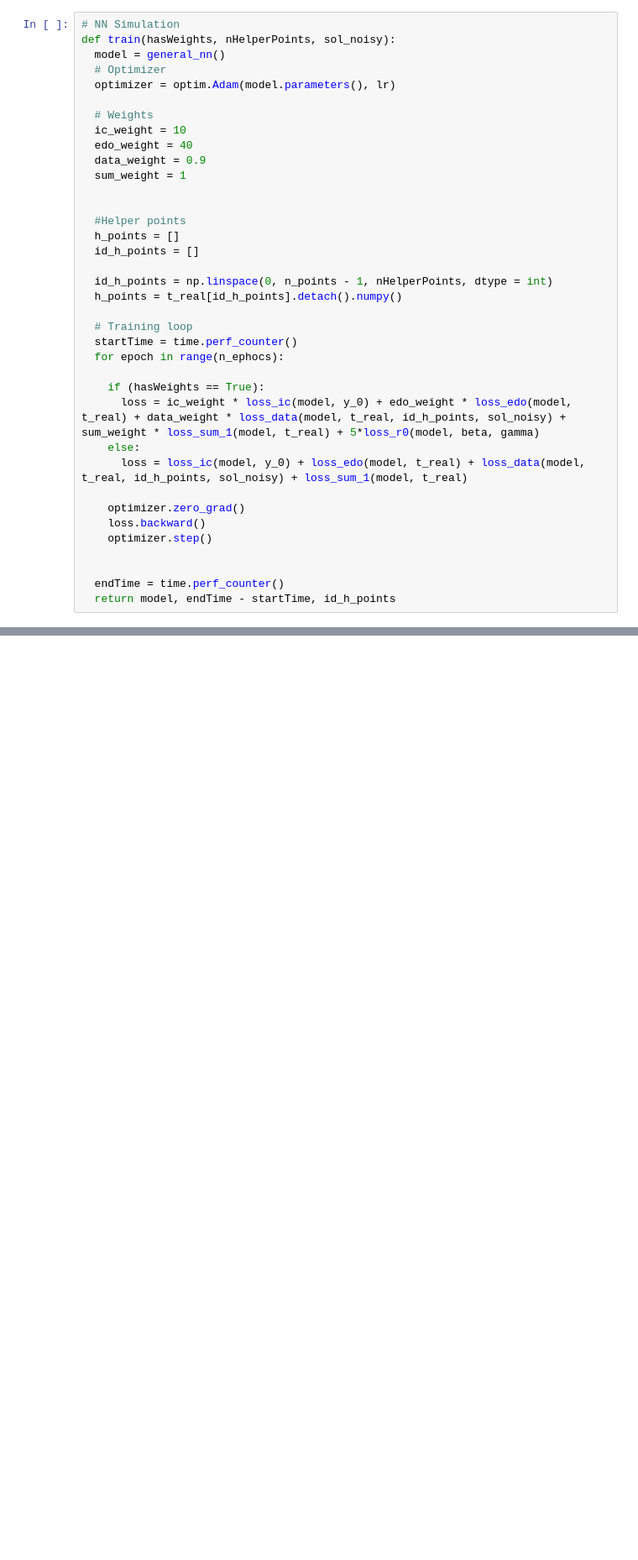
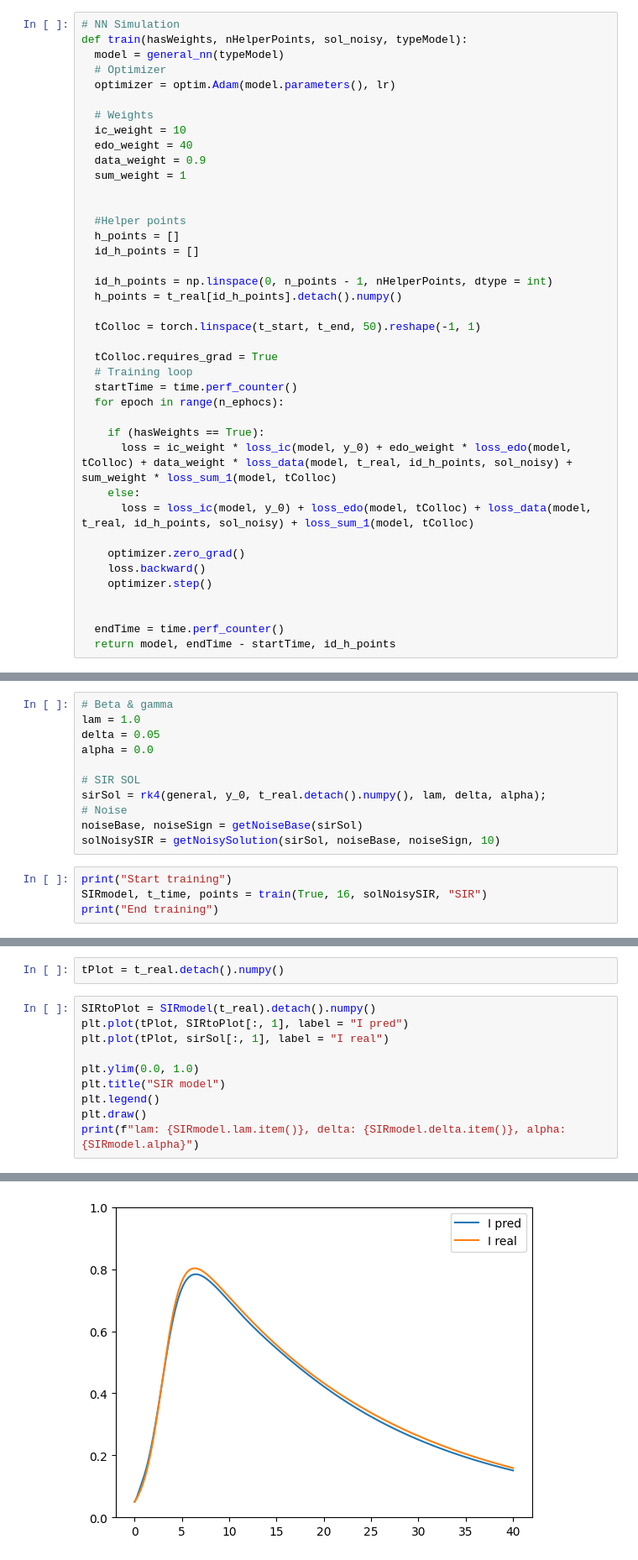
Before and after one commit to DiegoH81/PINNs, a Jupyter notebook: GENERAL.ipynb, the cells around one changed output, grey strips where cells are left out. Shown at 84% size. Cells and saved outputs as stored; diff of their text form; blank space fills up the shorter version.

Commit message:
feat(general): Add general model (SIR/MT)

```diff
--- a/GENERAL.ipynb
+++ b/GENERAL.ipynb
@@ -164,7 +137,7 @@ def get_grad_data(loss, model):
 # %%
 # NN Simulation
-def train(hasWeights, nHelperPoints, sol_noisy):
-  model = general_nn()
+def train(hasWeights, nHelperPoints, sol_noisy, typeModel):
+  model = general_nn(typeModel)
   # Optimizer
   optimizer = optim.Adam(model.parameters(), lr)
 
@@ -182,14 +155,17 @@ def train(hasWeights, nHelperPoints, sol_noisy):
   id_h_points = np.linspace(0, n_points - 1, nHelperPoints, dtype = int)
   h_points = t_real[id_h_points].detach().numpy()
 
+  tColloc = torch.linspace(t_start, t_end, 50).reshape(-1, 1)
+
+  tColloc.requires_grad = True
   # Training loop
   startTime = time.perf_counter()
   for epoch in range(n_ephocs):
 
     if (hasWeights == True):
-      loss = ic_weight * loss_ic(model, y_0) + edo_weight * loss_edo(model, t_real) + data_weight * loss_data(model, t_real, id_h_points, sol_noisy) + sum_weight * loss_sum_1(model, t_real) + 5*loss_r0(model, beta, gamma)
+      loss = ic_weight * loss_ic(model, y_0) + edo_weight * loss_edo(model, tColloc) + data_weight * loss_data(model, t_real, id_h_points, sol_noisy) + sum_weight * loss_sum_1(model, tColloc)
     else:
-      loss = loss_ic(model, y_0) + loss_edo(model, t_real) + loss_data(model, t_real, id_h_points, sol_noisy) + loss_sum_1(model, t_real)
+      loss = loss_ic(model, y_0) + loss_edo(model, tColloc) + loss_data(model, t_real, id_h_points, sol_noisy) + loss_sum_1(model, tColloc)
 
     optimizer.zero_grad()
     loss.backward()
@@ -223,0 +205,15 @@ def getNoisySolution(solution, noiseBase, noiseSign, percentage):
+# %%
+# Beta & gamma
+lam = 1.0
+delta = 0.05
+alpha = 0.0
+
+# SIR SOL
+sirSol = rk4(general, y_0, t_real.detach().numpy(), lam, delta, alpha);
+# Noise
+noiseBase, noiseSign = getNoiseBase(sirSol)
+solNoisySIR = getNoisySolution(sirSol, noiseBase, noiseSign, 10)
+# %%
+print("Start training")
+SIRmodel, t_time, points = train(True, 16, solNoisySIR, "SIR")
+print("End training")
@@ -223,0 +223,13 @@ def getNoisySolution(solution, noiseBase, noiseSign, percentage):
+# %%
+tPlot = t_real.detach().numpy()
+# %%
+SIRtoPlot = SIRmodel(t_real).detach().numpy()
+plt.plot(tPlot, SIRtoPlot[:, 1], label = "I pred")
+plt.plot(tPlot, sirSol[:, 1], label = "I real")
+
+plt.ylim(0.0, 1.0)
+plt.title("SIR model")
+plt.legend()
+plt.draw()
+print(f"lam: {SIRmodel.lam.item()}, delta: {SIRmodel.delta.item()}, alpha: {SIRmodel.alpha}")
+# %% [output]
@@ -223,0 +237 @@ def getNoisySolution(solution, noiseBase, noiseSign, percentage):
+[figure, added]
```
Also changed, not shown: parts of 14 cells of this notebook.
